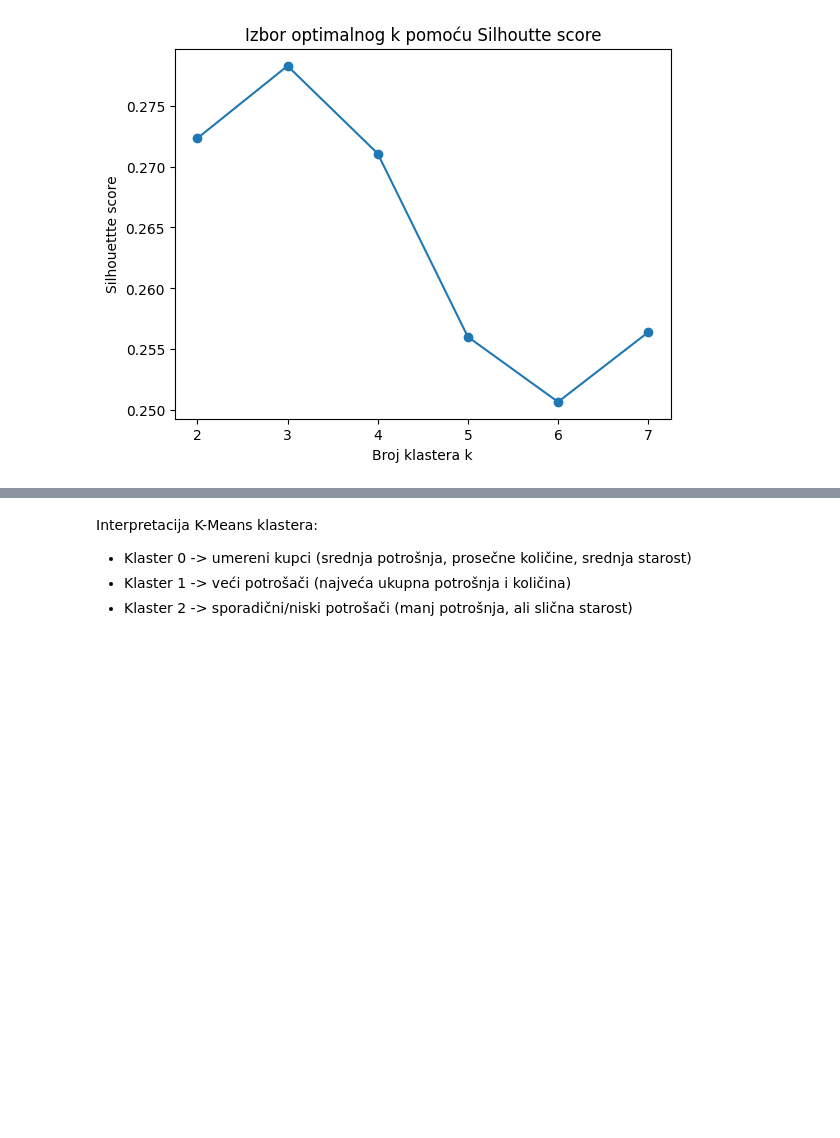
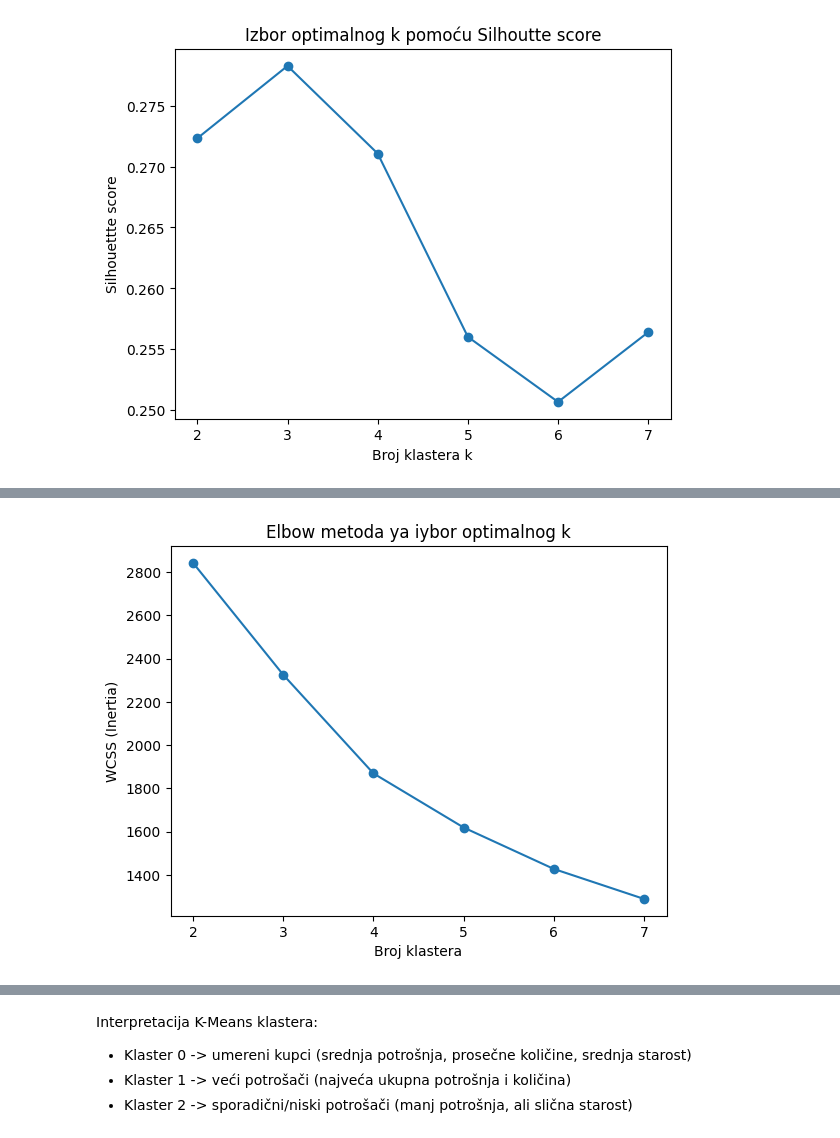
Before and after one commit to MarijaVidovic/MasinkoUcenjeDrugiProjekt, a Jupyter notebook: Online Retail & E-Commerce Dataset.ipynb, the cells around one changed output, grey strips where cells are left out. Saved outputs shown, nothing was run; the diff lists cells and outputs as text; code cells hidden in the pictures; blank space fills up the shorter version.

```diff
--- a/Online Retail & E-Commerce Dataset.ipynb
+++ b/Online Retail & E-Commerce Dataset.ipynb
@@ -340,0 +408,14 @@ Silhoette score je izračunat za k od 2 do 7. Najviša vrednost za k = 3, pa je
+# %%
+inertia = []
+for k in range(2, 8):
+    kmeans = KMeans(n_clusters=k, random_state=42, n_init=10)
+    kmeans.fit(X_scaled)
+    inertia.append(kmeans.inertia_)
+
+plt.plot(range(2, 8), inertia, marker = 'o')
+plt.title("Elbow metoda ya iybor optimalnog k")
+plt.xlabel("Broj klastera")
+plt.ylabel("WCSS (Inertia)")
+plt.show()
+# %% [output]
+[figure, added]
```
Also changed, not shown: parts of 40 cells of this notebook.
